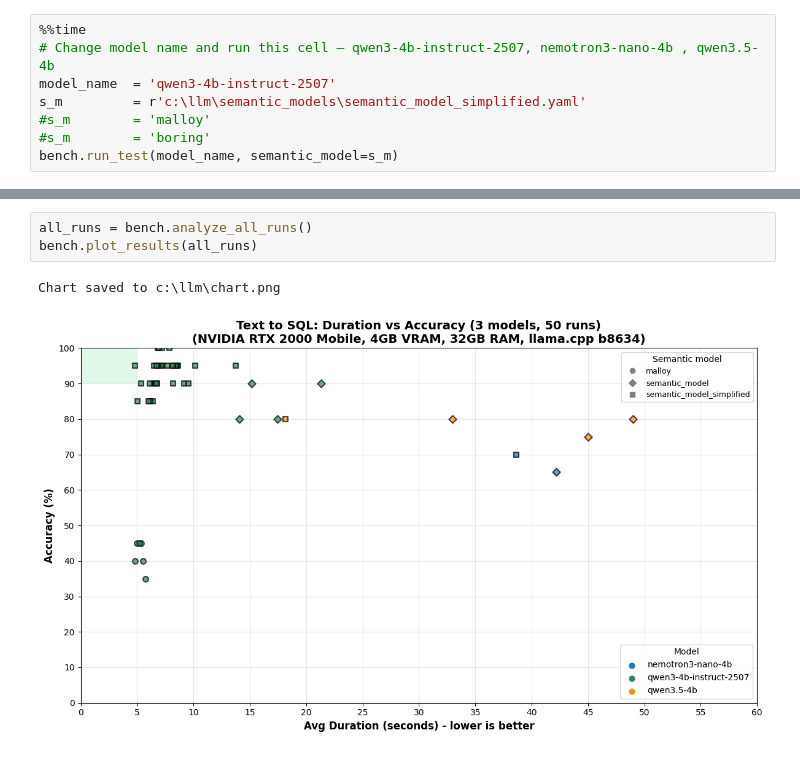
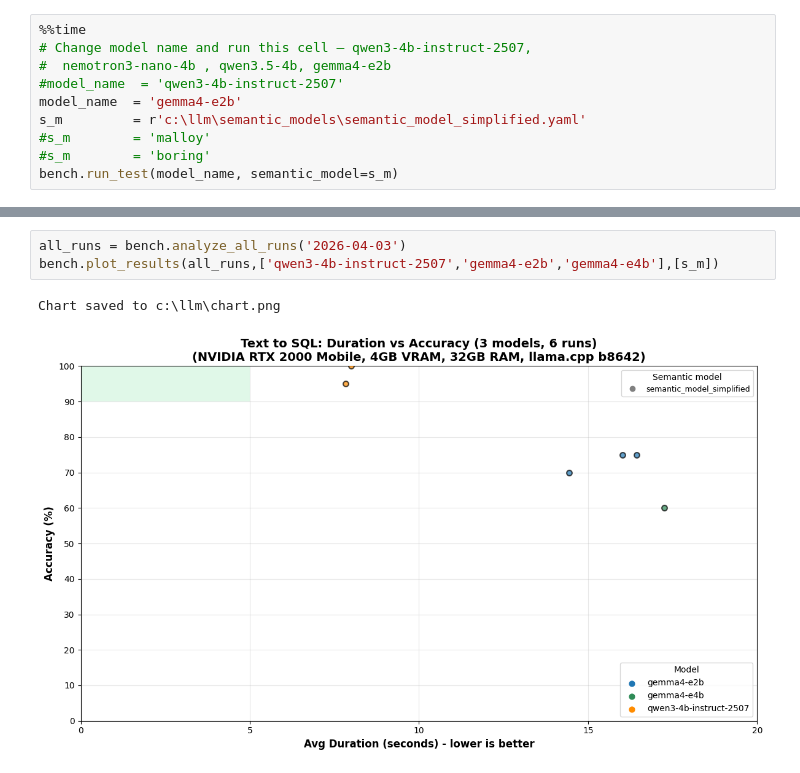
Before and after one commit to djouallah/semantic_sql_testing, a Jupyter notebook: SLM_SQL_test.ipynb, the cells around one changed output, grey strips where cells are left out. Drawn from its saved outputs; the diff is of its cells as text.

Commit message:
Update notebook, charts, benchmark script and latest logs
Co-Authored-By: Claude Sonnet 4.6 <noreply@anthropic.com>

```diff
--- a/SLM_SQL_test.ipynb
+++ b/SLM_SQL_test.ipynb
@@ -14,7 +6,9 @@ Already up to date.
 # %%
 %%time
-# Change model name and run this cell — qwen3-4b-instruct-2507, nemotron3-nano-4b , qwen3.5-4b
-model_name  = 'qwen3-4b-instruct-2507'
+# Change model name and run this cell — qwen3-4b-instruct-2507,
+#  nemotron3-nano-4b , qwen3.5-4b, gemma4-e2b
+#model_name  = 'qwen3-4b-instruct-2507'
+model_name  = 'gemma4-e2b'
 s_m         = r'c:\llm\semantic_models\semantic_model_simplified.yaml'
 #s_m        = 'malloy'
 #s_m        = 'boring'
@@ -106,9 +38,9 @@ ORDER BY
 # %%
-all_runs = bench.analyze_all_runs()
-bench.plot_results(all_runs)
+all_runs = bench.analyze_all_runs('2026-04-03')
+bench.plot_results(all_runs,['qwen3-4b-instruct-2507','gemma4-e2b','gemma4-e4b'],[s_m])
 # %% [output]
 Chart saved to c:\llm\chart.png
-[figure, old version]
+[figure, new version]
 # %%
 bench.show_wrong_answers(model_name)
 # %% [output]
```
Also changed, not shown: parts of 5 cells of this notebook, 11 other files.
